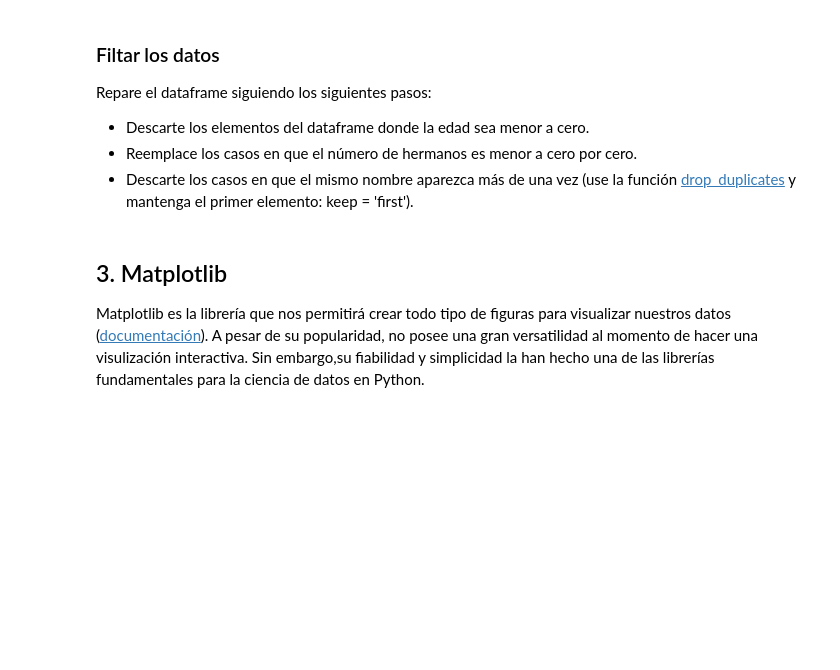
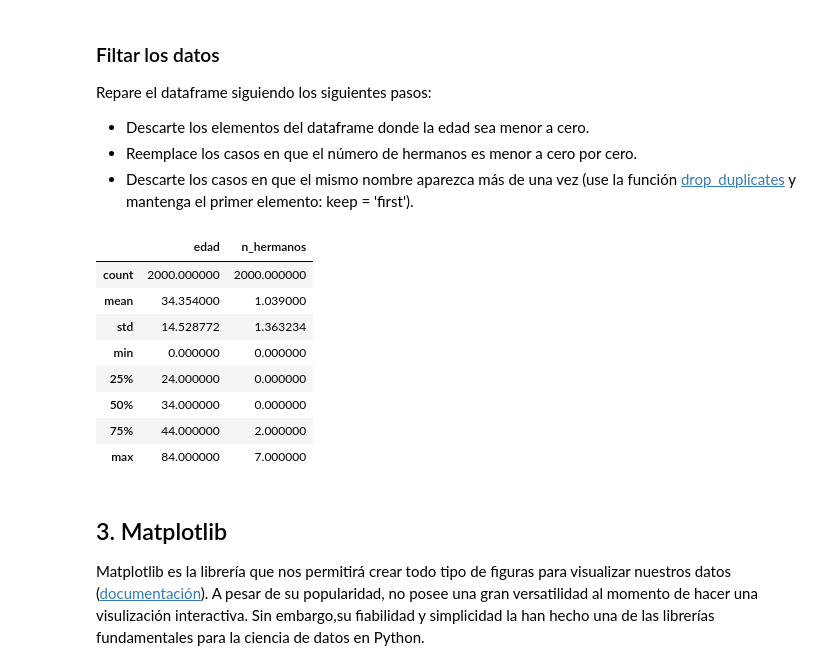
Before and after one commit to FranciscaHM/Tarea-1, a Jupyter notebook: Tarea_1.ipynb, the cells around one changed output. Drawn from its saved outputs; the diff is of its cells as text; code cells hidden in the pictures; blank space fills up the shorter version.

```diff
--- a/Tarea_1.ipynb
+++ b/Tarea_1.ipynb
@@ -182,3 +235,26 @@ Repare el dataframe siguiendo los siguientes pasos:
+# %%
+df_censo
+# Descartaremos los elementos del dataframe donde la edad sea menor a 0 y la reemplazaremos por 0.
+df_censo.loc[df_censo.edad < 0, 'edad'] = 0
+
+#Haremos lo mismo con la cantidad de hermanos.
+df_censo.loc[df_censo.n_hermanos < 0, 'n_hermanos'] = 0
+
+#Ahora descartaremos los casos en que el mismo nombre aparezca más de una vez.
+df_censo.drop_duplicates(keep='first', ignore_index=True)
+
+#Ahora, comprobamos los resultados.
+df_censo.describe()
+# %% [output]
+|  | edad | n_hermanos |
+| count | 2000.000000 | 2000.000000 |
+| mean | 34.354000 | 1.039000 |
+| std | 14.528772 | 1.363234 |
+| min | 0.000000 | 0.000000 |
+| 25% | 24.000000 | 0.000000 |
+| 50% | 34.000000 | 0.000000 |
+| 75% | 44.000000 | 2.000000 |
+| max | 84.000000 | 7.000000 |
 # %% [markdown]
 ## 3. Matplotlib
 
```
Also changed, not shown: parts of 12 cells of this notebook.
